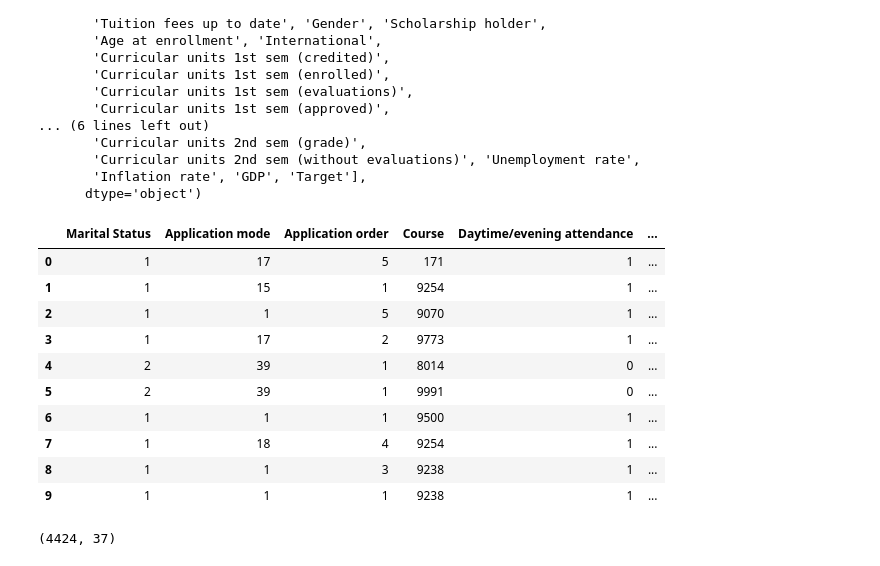
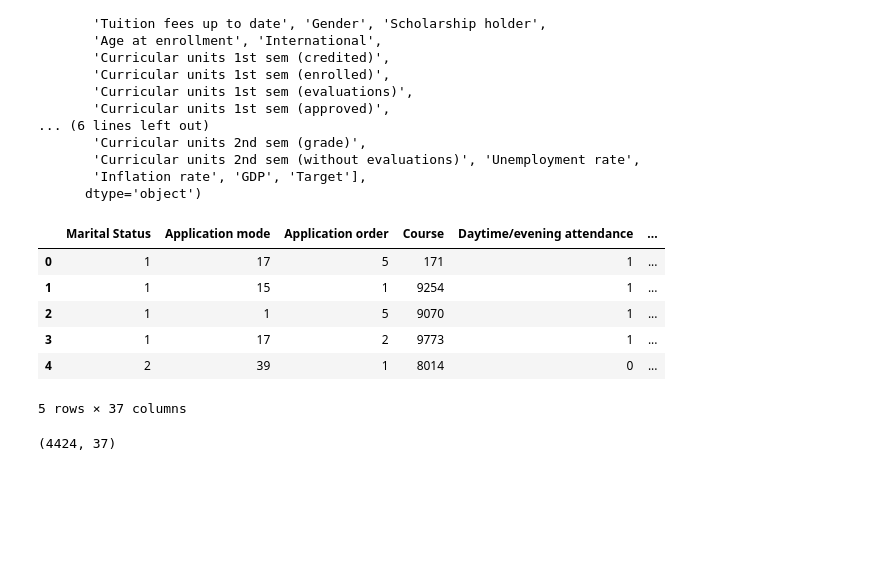
Before and after one commit to youssefhass/ml-predict-student-dropout, a Jupyter notebook: 02_Predict_Students_Dropout_EDA.ipynb, the cells around one changed output. Drawn from its saved outputs; the diff is of its cells as text; code cells hidden in the pictures; blank space fills up the shorter version.

```diff
--- a/02_Predict_Students_Dropout_EDA.ipynb
+++ b/02_Predict_Students_Dropout_EDA.ipynb
@@ -48,20 +48,16 @@ Index(['Marital Status', 'Application mode', 'Application order', 'Course',
       dtype='object')
 # %%
 # Display the df_raw DataFrame
-display(df_raw.head(10))  # Display the df_raw DataFrame in a Jupyter Notebook or interactive environment
+display(df_raw.head(5))  # Display the df_raw DataFrame in a Jupyter Notebook or interactive environment
 
 # Check the shape of the df_raw DataFrame to see the number of rows and columns
 df_raw.shape  # Returns a tuple representing the dimensionality of the DataFrame (number of rows, number of columns)
 # %% [output]
 |  | Marital Status | Application mode | Application order | Course | Daytime/evening attendance | ... |
 | 0 | 1 | 17 | 5 | 171 | 1 | ... |
 | 1 | 1 | 15 | 1 | 9254 | 1 | ... |
 | 2 | 1 | 1 | 5 | 9070 | 1 | ... |
 | 3 | 1 | 17 | 2 | 9773 | 1 | ... |
 | 4 | 2 | 39 | 1 | 8014 | 0 | ... |
-| 5 | 2 | 39 | 1 | 9991 | 0 | ... |
-| 6 | 1 | 1 | 1 | 9500 | 1 | ... |
-| 7 | 1 | 18 | 4 | 9254 | 1 | ... |
-| 8 | 1 | 1 | 3 | 9238 | 1 | ... |
-| 9 | 1 | 1 | 1 | 9238 | 1 | ... |
-(4424, 37)
+5 rows × 37 columns
+(4424, 37)
```
Also changed, not shown: parts of 9 cells of this notebook.
